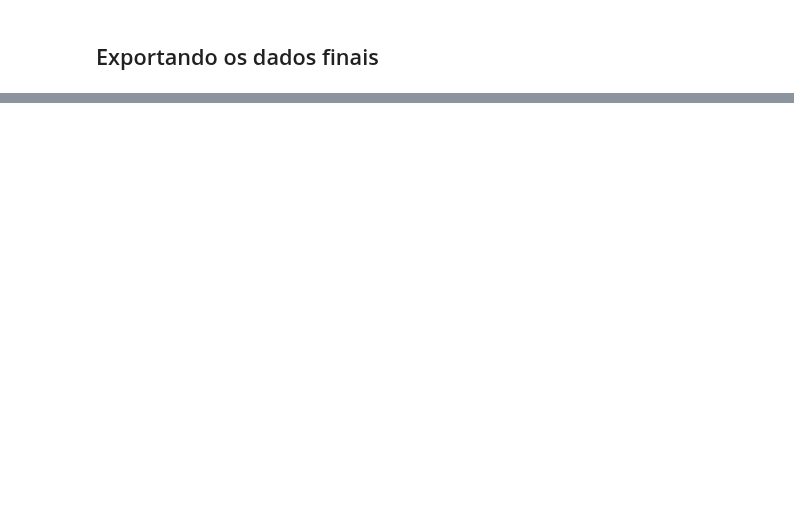
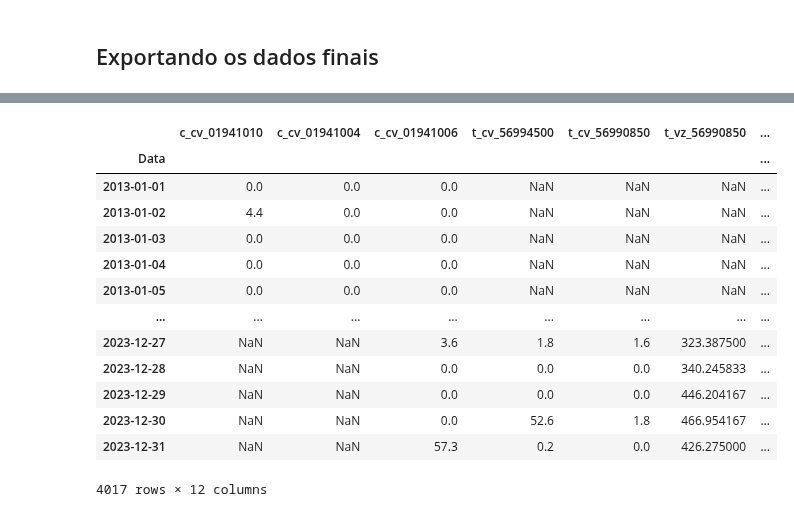
Before and after one commit to wasf84/pgmc-mestrado, a Jupyter notebook: dissertacao/bacia_rio_doce/download_ajuste_dados.ipynb, the cells around one changed output, grey strips where cells are left out. Saved outputs shown, nothing was run; the diff lists cells and outputs as text; code cells hidden in the pictures; blank space fills up the shorter version.

```diff
--- a/dissertacao/bacia_rio_doce/download_ajuste_dados.ipynb
+++ b/dissertacao/bacia_rio_doce/download_ajuste_dados.ipynb
@@ -1039,0 +1369,20 @@ df.to_excel('medio_rio_doce_final.xlsx')
+# %%
+# Remove as colunas que foram usadas para preencher os vazios
+
+df = df.drop(columns=["t_vz_56994500", "c_vz_56990850", "c_vz_56990005"])
+df
+# %% [output]
+|  | c_cv_01941010 | c_cv_01941004 | c_cv_01941006 | t_cv_56994500 | t_cv_56990850 | t_vz_56990850 | ... |
+| Data |  |  |  |  |  |  | ... |
+| 2013-01-01 | 0.0 | 0.0 | 0.0 | NaN | NaN | NaN | ... |
+| 2013-01-02 | 4.4 | 0.0 | 0.0 | NaN | NaN | NaN | ... |
+| 2013-01-03 | 0.0 | 0.0 | 0.0 | NaN | NaN | NaN | ... |
+| 2013-01-04 | 0.0 | 0.0 | 0.0 | NaN | NaN | NaN | ... |
+| 2013-01-05 | 0.0 | 0.0 | 0.0 | NaN | NaN | NaN | ... |
+| ... | ... | ... | ... | ... | ... | ... | ... |
+| 2023-12-27 | NaN | NaN | 3.6 | 1.8 | 1.6 | 323.387500 | ... |
+| 2023-12-28 | NaN | NaN | 0.0 | 0.0 | 0.0 | 340.245833 | ... |
+| 2023-12-29 | NaN | NaN | 0.0 | 0.0 | 0.0 | 446.204167 | ... |
+| 2023-12-30 | NaN | NaN | 0.0 | 52.6 | 1.8 | 466.954167 | ... |
+| 2023-12-31 | NaN | NaN | 57.3 | 0.2 | 0.0 | 426.275000 | ... |
+4017 rows × 12 columns
```
Also changed, not shown: parts of 51 cells of this notebook, 13 other files.
